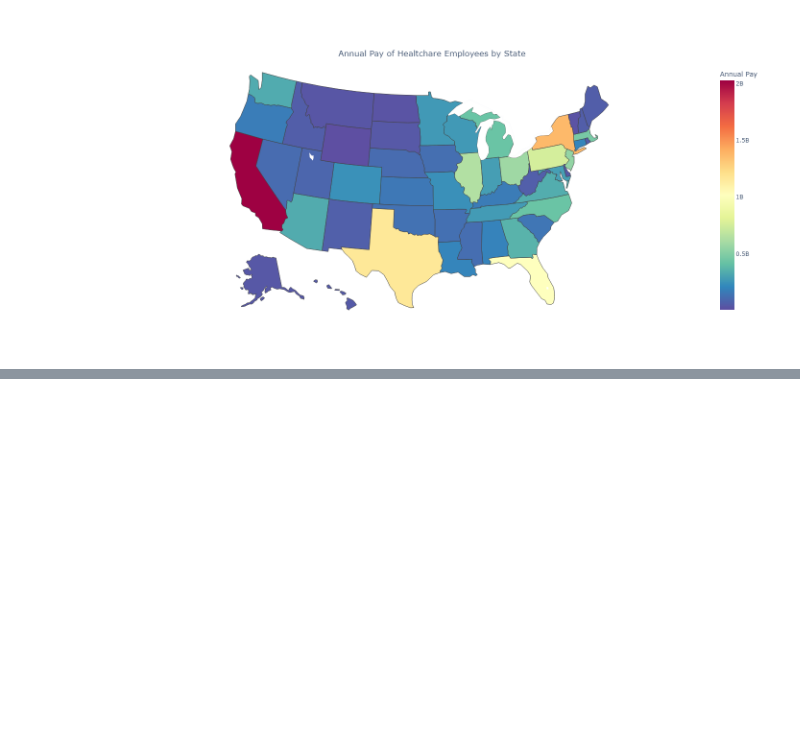
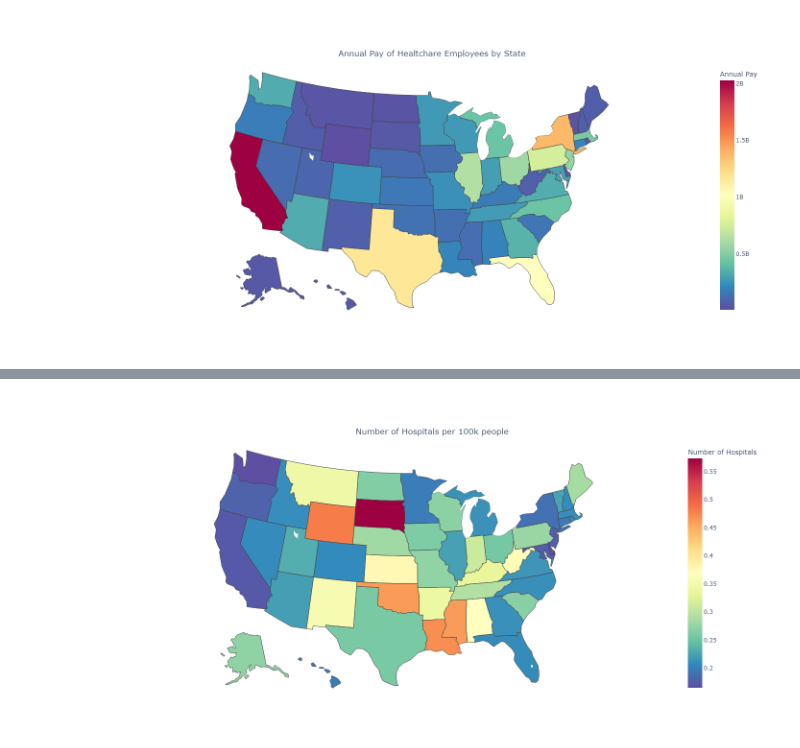
Before and after one commit to linseystokes17/healthcareCapstone, a Jupyter notebook: Notebooks/census_healthcare.ipynb, the cells around one changed output, grey strips where cells are left out. Cells and saved outputs as stored; diff of their text form; code cells hidden in the pictures; blank space fills up the shorter version.

```diff
--- a/Notebooks/census_healthcare.ipynb
+++ b/Notebooks/census_healthcare.ipynb
@@ -188,0 +204,11 @@ fig.show(renderer='png', height=700, width=1400)
+# %%
+hospitals_employees = hospitals.merge(num_employees, how='inner',on='Code')
+hospitals_deaths = hospitals_employees.merge(population, how='inner',on='Code')
+
+hospitals_deaths['Hospitals_per_100'] = hospitals_deaths.Number_of_Hospitals / (hospitals_deaths.Population/100000)
+hospitals_deaths['Beds_per_100'] = hospitals_deaths.Staffed_Beds / (hospitals_deaths.Population/100000)
+hospitals_deaths['Employees_per_100'] = hospitals_deaths.EMP / (hospitals_deaths.Population/100000)
+hospitals_deaths['Payann_per_Employee'] = hospitals_deaths.PAYANN / (hospitals_deaths.EMP)
+hospitals_deaths['Revenue_per_Patient'] = hospitals_deaths['Gross_Patient_Revenue($)'] / (hospitals_deaths.Patient_Days)
+
+to_correlate = hospitals_deaths.loc[:,['Code','Hospitals_per_100', 'Beds_per_100', 'Employees_per_100', 'Payann_per_Employee', 'Revenue_per_Patient', 'Crude Rate']]
@@ -188,0 +231,23 @@ fig.show(renderer='png', height=700, width=1400)
+# %%
+fig = px.choropleth(hospitals_deaths,
+    locations='Code',
+    color='Hospitals_per_100',
+    color_continuous_scale='spectral_r',
+    locationmode="USA-states",
+    hover_name='Code',
+    scope='usa',
+    labels={'Code':'Code', 'Hospitals_per_100':'Number of Hospitals'},
+    title = 'Number of Hospitals per 100k people'
+)
+
+fig.update_layout(
+    title={
+        'y':0.9,
+        'x':0.5,
+        'xanchor': 'center',
+        'yanchor': 'top'},
+    width = 500)
+fig.show(renderer='png', height=700, width=1400)
+fig.write_image("hospitals.png", height=700, width=1400)
+# %% [output]
+[figure, added]
```
Also changed, not shown: parts of 11 cells of this notebook, 19 other files.
